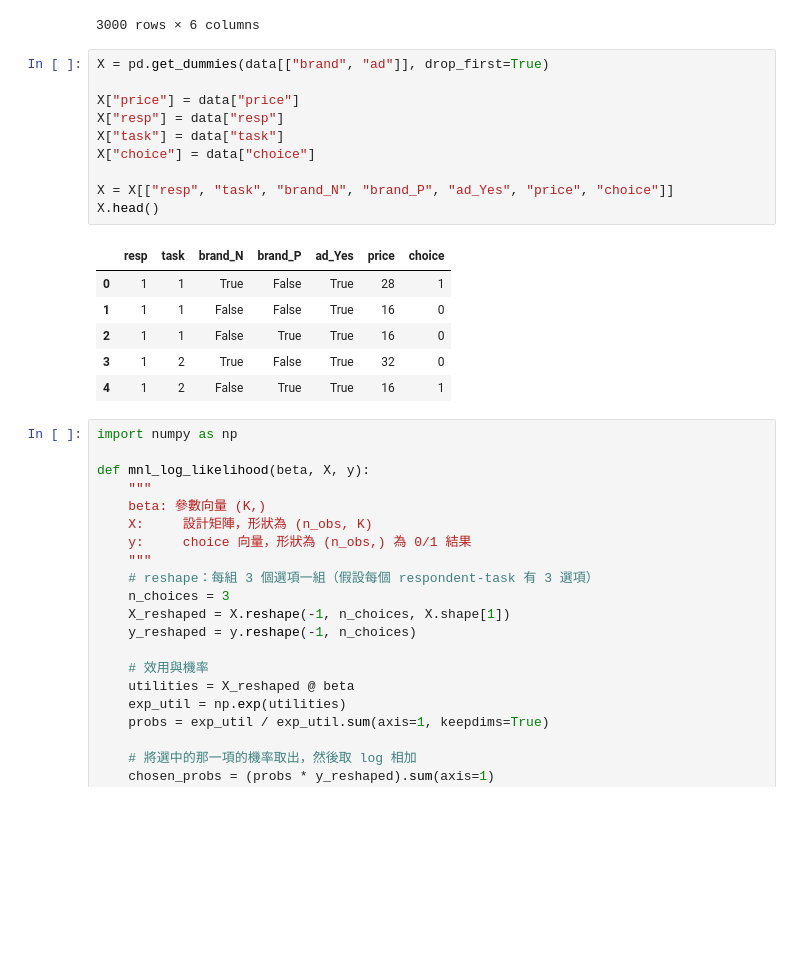
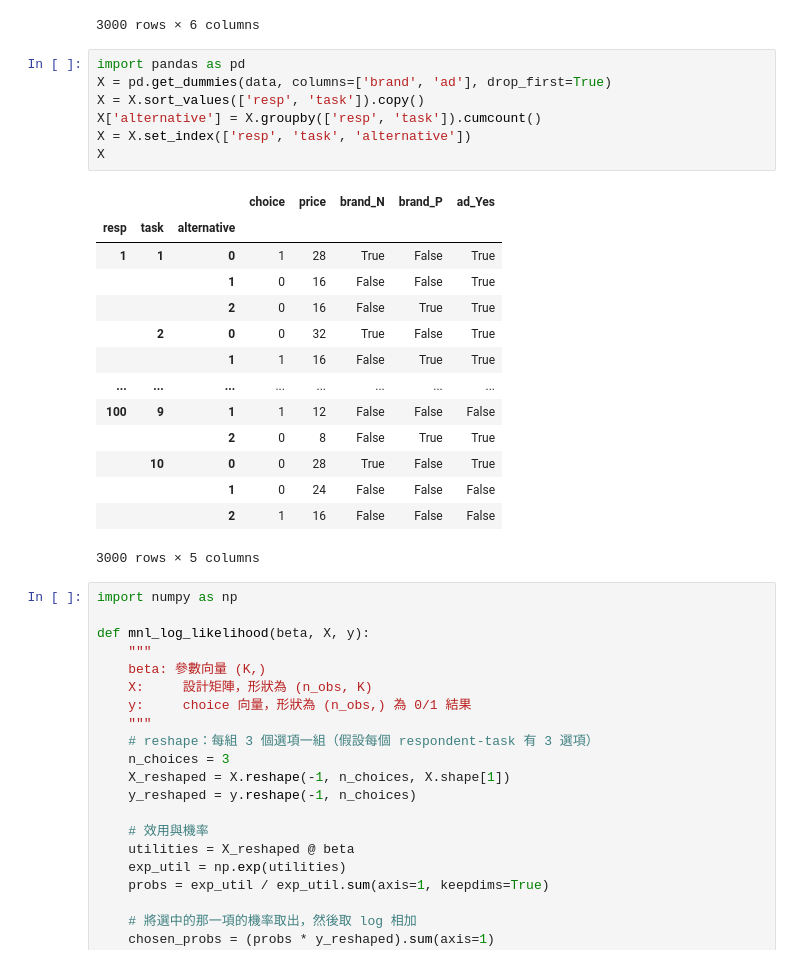
Before and after one commit to rsm-juling/Lulu_marketing_analytics_project, a Jupyter notebook: blog/Project3/index.ipynb, the cells around one changed output. Drawn from its saved outputs; the diff is of its cells as text; blank space fills up the shorter version.

```diff
--- a/blog/Project3/index.ipynb
+++ b/blog/Project3/index.ipynb
@@ -17,23 +17,28 @@ data
 | 2998 | 100 | 10 | 0 | H | No | 24 |
 | 2999 | 100 | 10 | 1 | H | No | 16 |
 3000 rows × 6 columns
-# %%
-X = pd.get_dummies(data[["brand", "ad"]], drop_first=True)
-
-X["price"] = data["price"]
-X["resp"] = data["resp"]
-X["task"] = data["task"]
-X["choice"] = data["choice"]
-
-X = X[["resp", "task", "brand_N", "brand_P", "ad_Yes", "price", "choice"]]
-X.head()
-# %% [output]
-|  | resp | task | brand_N | brand_P | ad_Yes | price | choice |
-| 0 | 1 | 1 | True | False | True | 28 | 1 |
-| 1 | 1 | 1 | False | False | True | 16 | 0 |
-| 2 | 1 | 1 | False | True | True | 16 | 0 |
-| 3 | 1 | 2 | True | False | True | 32 | 0 |
-| 4 | 1 | 2 | False | True | True | 16 | 1 |
+# %%
+import pandas as pd
+X = pd.get_dummies(data, columns=['brand', 'ad'], drop_first=True)
+X = X.sort_values(['resp', 'task']).copy()
+X['alternative'] = X.groupby(['resp', 'task']).cumcount()
+X = X.set_index(['resp', 'task', 'alternative'])
+X
+# %% [output]
+|  |  |  | choice | price | brand_N | brand_P | ad_Yes |
+| resp | task | alternative |  |  |  |  |  |
+| 1 | 1 | 0 | 1 | 28 | True | False | True |
+|  |  | 1 | 0 | 16 | False | False | True |
+|  |  | 2 | 0 | 16 | False | True | True |
+|  | 2 | 0 | 0 | 32 | True | False | True |
+|  |  | 1 | 1 | 16 | False | True | True |
+| ... | ... | ... | ... | ... | ... | ... | ... |
+| 100 | 9 | 1 | 1 | 12 | False | False | False |
+|  |  | 2 | 0 | 8 | False | True | True |
+|  | 10 | 0 | 0 | 28 | True | False | True |
+|  |  | 1 | 0 | 24 | False | False | False |
+|  |  | 2 | 1 | 16 | False | False | False |
+3000 rows × 5 columns
 # %%
 import numpy as np
 
```
Also changed, not shown: parts of 1 cell of this notebook, 14 other files.
